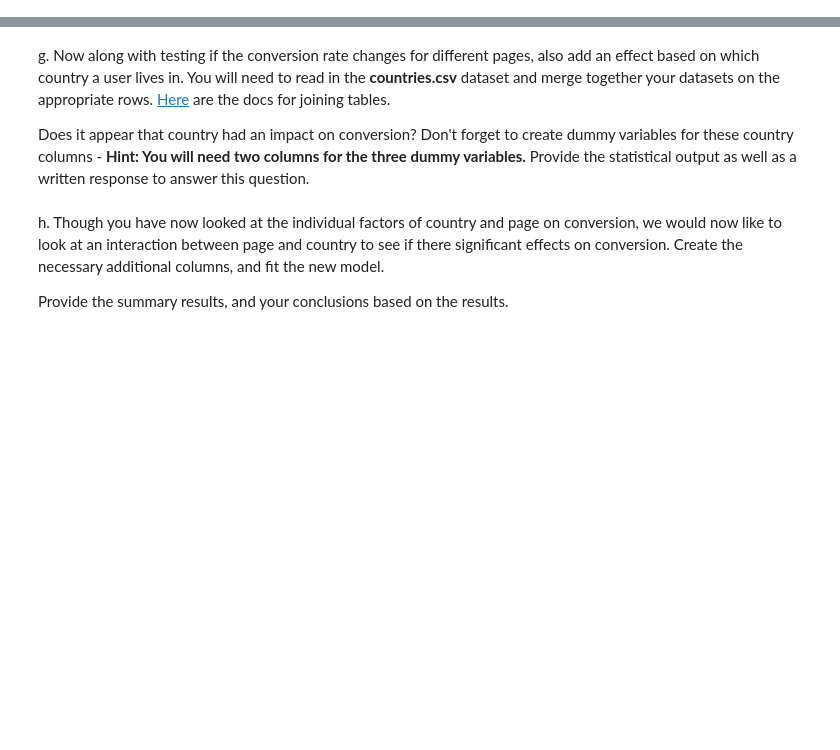
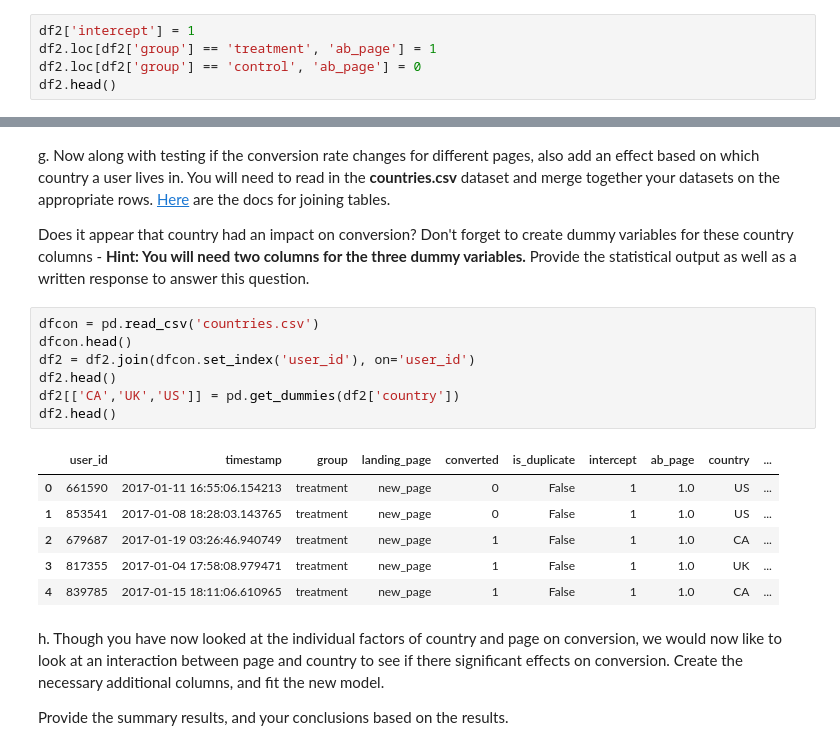
Before and after one commit to rasalt/project_abtesting, a Jupyter notebook: Analyze_ab_test_results_notebook.ipynb, the cells around one changed output, grey strips where cells are left out. Cells and saved outputs as stored; diff of their text form; blank space fills up the shorter version.

```diff
--- a/Analyze_ab_test_results_notebook.ipynb
+++ b/Analyze_ab_test_results_notebook.ipynb
@@ -367,2 +381,7 @@ a. Since each row is either a conversion or no conversion, what type of regressi
 # %% [markdown]
 b. The goal is to use **statsmodels** to fit the regression model you specified in part **a.** to see if there is a significant difference in conversion based on which page a customer receives. However, you first need to create in df2 a column for the intercept, and create a dummy variable column for which page each user received.  Add an **intercept** column, as well as an **ab_page** column, which is 1 when an individual receives the **treatment** and 0 if **control**.
+# %%
+df2['intercept'] = 1
+df2.loc[df2['group'] == 'treatment', 'ab_page'] = 1
+df2.loc[df2['group'] == 'control', 'ab_page'] = 0
+df2.head()
@@ -382,6 +432,20 @@ f. Now, you are considering other things that might influence whether or not an
 g. Now along with testing if the conversion rate changes for different pages, also add an effect based on which country a user lives in. You will need to read in the **countries.csv** dataset and merge together your datasets on the appropriate rows.  [Here](https://pandas.pydata.org/pandas-docs/stable/generated/pandas.DataFrame.join.html) are the docs for joining tables.
 
 Does it appear that country had an impact on conversion?  Don't forget to create dummy variables for these country columns - **Hint: You will need two columns for the three dummy variables.** Provide the statistical output as well as a written response to answer this question.
+# %%
+dfcon = pd.read_csv('countries.csv')
+dfcon.head()
+df2 = df2.join(dfcon.set_index('user_id'), on='user_id')
+df2.head()
+df2[['CA','UK','US']] = pd.get_dummies(df2['country'])
+df2.head()
+# %% [output]
+|  | user_id | timestamp | group | landing_page | converted | is_duplicate | intercept | ab_page | country | ... |
+| 0 | 661590 | 2017-01-11 16:55:06.154213 | treatment | new_page | 0 | False | 1 | 1.0 | US | ... |
+| 1 | 853541 | 2017-01-08 18:28:03.143765 | treatment | new_page | 0 | False | 1 | 1.0 | US | ... |
+| 2 | 679687 | 2017-01-19 03:26:46.940749 | treatment | new_page | 1 | False | 1 | 1.0 | CA | ... |
+| 3 | 817355 | 2017-01-04 17:58:08.979471 | treatment | new_page | 1 | False | 1 | 1.0 | UK | ... |
+| 4 | 839785 | 2017-01-15 18:11:06.610965 | treatment | new_page | 1 | False | 1 | 1.0 | CA | ... |
 # %% [markdown]
 h. Though you have now looked at the individual factors of country and page on conversion, we would now like to look at an interaction between page and country to see if there significant effects on conversion.  Create the necessary additional columns, and fit the new model.
 
```
Also changed, not shown: parts of 34 cells of this notebook.
